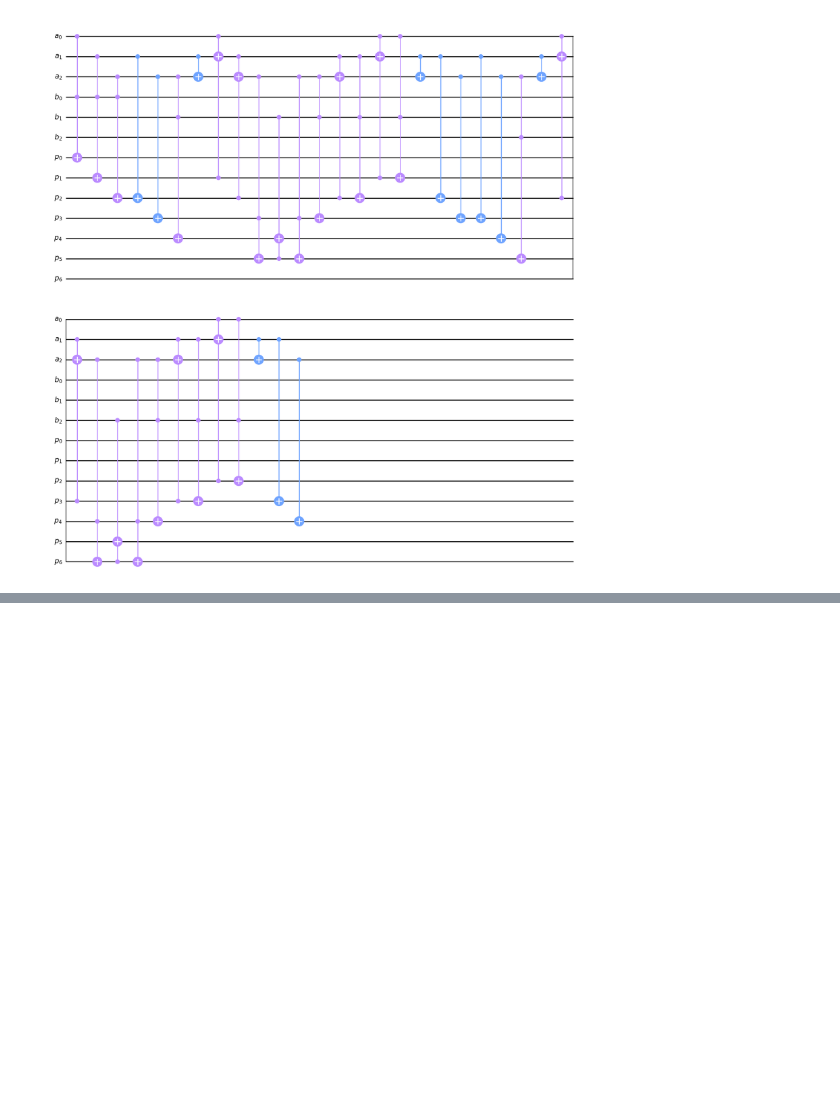
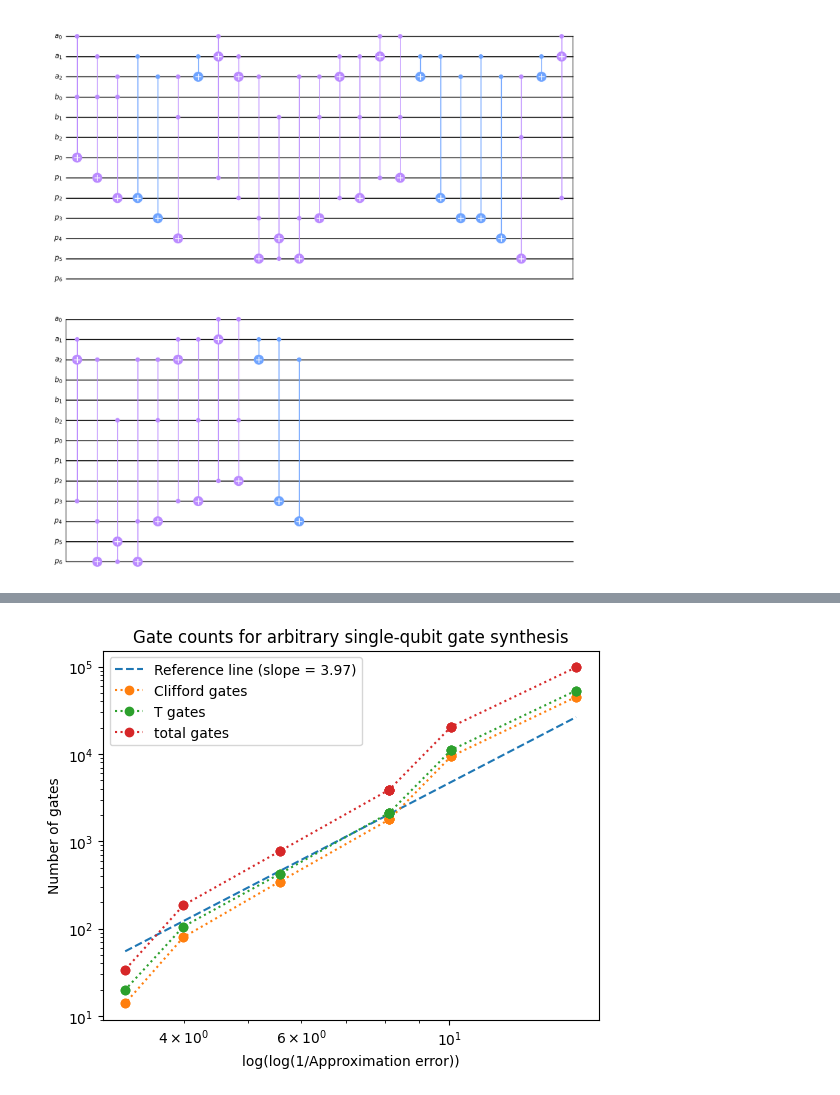
Before and after one commit to lincolnajohnston/Quantum-NTE, a Jupyter notebook: Elementary_circuits/basic_arithmetic_circuits_testing.ipynb, the cells around one changed output, grey strips where cells are left out. Cells and saved outputs as stored; diff of their text form; code cells hidden in the pictures; blank space fills up the shorter version.

```diff
--- a/Elementary_circuits/basic_arithmetic_circuits_testing.ipynb
+++ b/Elementary_circuits/basic_arithmetic_circuits_testing.ipynb
@@ -757,0 +882,26 @@ All tests passed.
+# %%
+errors = [1.8904812219580096e-07, 1.8904812219580096e-07, 1.8904812219580096e-07, 4.2696403142749034e-05, 4.2696403142749034e-05, 4.2696403142749034e-05, 4.2696403142749034e-05, 0.00029506874290005246, 0.00029506874290005246, 0.00029506874290005246, 0.00029506874290005246, 0.00029506874290005246, 0.00029506874290005246, 0.003815208719100699, 0.003815208719100699, 0.003815208719100699, 0.018369811482375677, 0.018369811482375677, 0.03801975180450364, 0.03801975180450364]
+T_gates = [53270, 53270, 53270, 11100, 11100, 11100, 11100, 2124, 2124, 2124, 2124, 2124, 2124, 424, 424, 424, 106, 106, 20, 20]
+Clifford_gates = [45024, 45024, 45024, 9402, 9402, 9402, 9402, 1782, 1782, 1782, 1782, 1782, 1782, 346, 346, 346, 80, 80, 14, 14]
+total_gates = [T + C for T, C in zip(T_gates, Clifford_gates)]
+
+# the total number of gates should scale with O(log^3.97(1/epsilon)) so we can plot the log of the number of gates against log^(1/error) and the slope should be approximately 3.97
+logerrors = [np.log(1/error) for error in errors]
+
+# reference line that has slope of 3.97
+x_ref = np.linspace(min(logerrors), max(logerrors), 100)
+y_ref = 0.5 * x_ref**3.97
+plt.plot(x_ref, y_ref, '--', label='Reference line (slope = 3.97)')
+
+plt.plot(logerrors, clifford_gates, ':o', label='Clifford gates')
+plt.plot(logerrors, T_gates, ':o', label='T gates')
+plt.plot(logerrors, total_gates, ':o', label='total gates')
+plt.xscale('log')
+plt.yscale('log')
+plt.xlabel('log(log(1/Approximation error))')
+plt.ylabel('Number of gates')
+plt.title('Gate counts for arbitrary single-qubit gate synthesis')
+plt.legend()
+plt.show()
+# %% [output]
+[figure, added]
```
Also changed, not shown: parts of 5 cells of this notebook, 2 other files.
